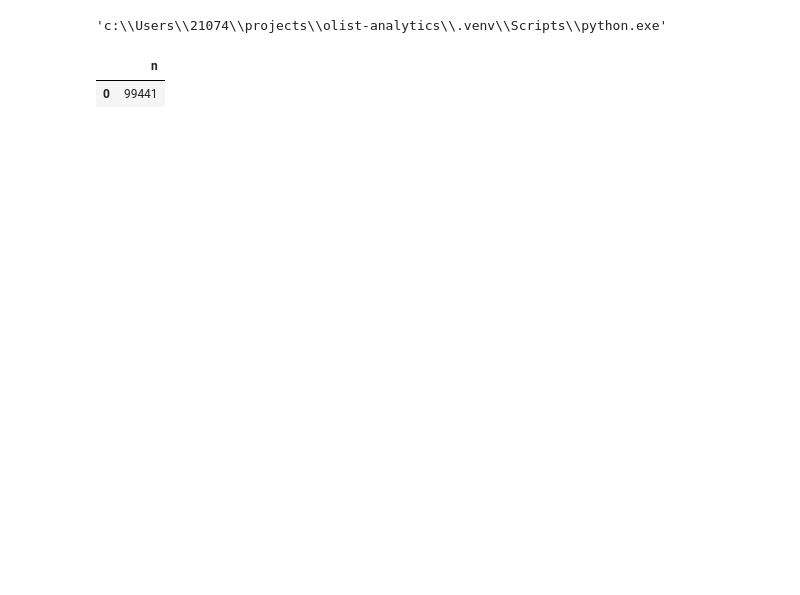
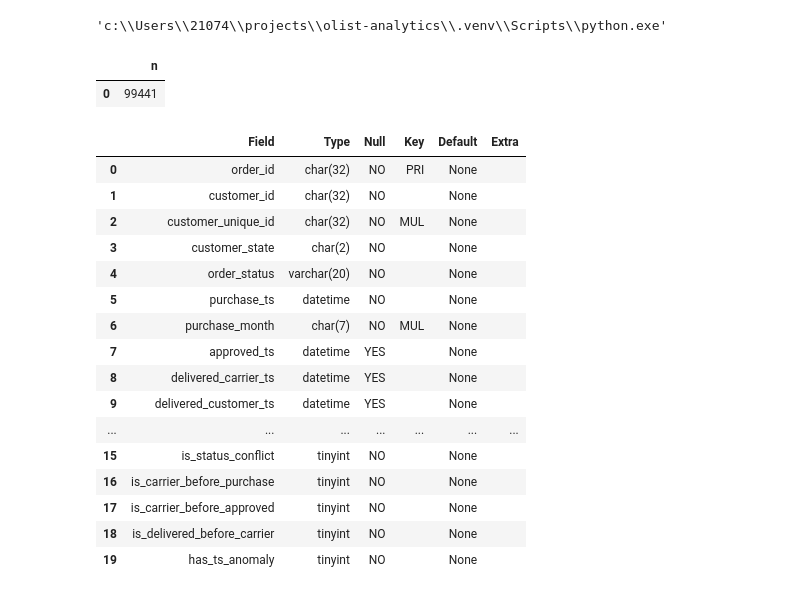
Before and after one commit to LeeMichael-L/olist-analytics, a Jupyter notebook: python/s1_overview.ipynb, the cells around one changed output. Cells and saved outputs as stored; diff of their text form; code cells hidden in the pictures; blank space fills up the shorter version.

```diff
--- a/python/s1_overview.ipynb
+++ b/python/s1_overview.ipynb
@@ -14,3 +14,23 @@ run_query("SELECT COUNT(*) AS n FROM dwd_orders")
 # %% [output]
 |  | n |
 | 0 | 99441 |
+# %%
+run_query("DESCRIBE dwd_orders")
+# %% [output]
+|  | Field | Type | Null | Key | Default | Extra |
+| 0 | order_id | char(32) | NO | PRI | None |  |
+| 1 | customer_id | char(32) | NO |  | None |  |
+| 2 | customer_unique_id | char(32) | NO | MUL | None |  |
+| 3 | customer_state | char(2) | NO |  | None |  |
+| 4 | order_status | varchar(20) | NO |  | None |  |
+| 5 | purchase_ts | datetime | NO |  | None |  |
+| 6 | purchase_month | char(7) | NO | MUL | None |  |
+| 7 | approved_ts | datetime | YES |  | None |  |
+| 8 | delivered_carrier_ts | datetime | YES |  | None |  |
+| 9 | delivered_customer_ts | datetime | YES |  | None |  |
+| ... | ... | ... | ... | ... | ... | ... |
+| 15 | is_status_conflict | tinyint | NO |  | None |  |
+| 16 | is_carrier_before_purchase | tinyint | NO |  | None |  |
+| 17 | is_carrier_before_approved | tinyint | NO |  | None |  |
+| 18 | is_delivered_before_carrier | tinyint | NO |  | None |  |
+| 19 | has_ts_anomaly | tinyint | NO |  | None |  |
```
Also changed, not shown: parts of 15 cells of this notebook, 2 other files.
